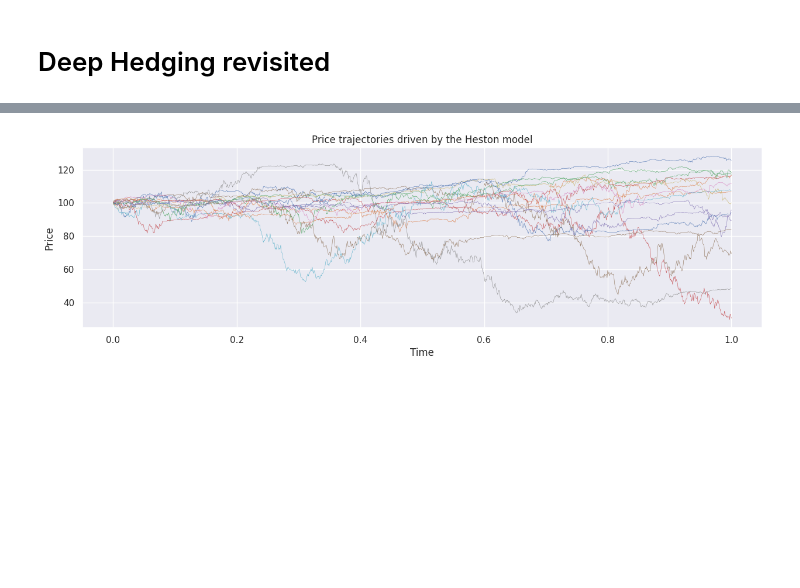
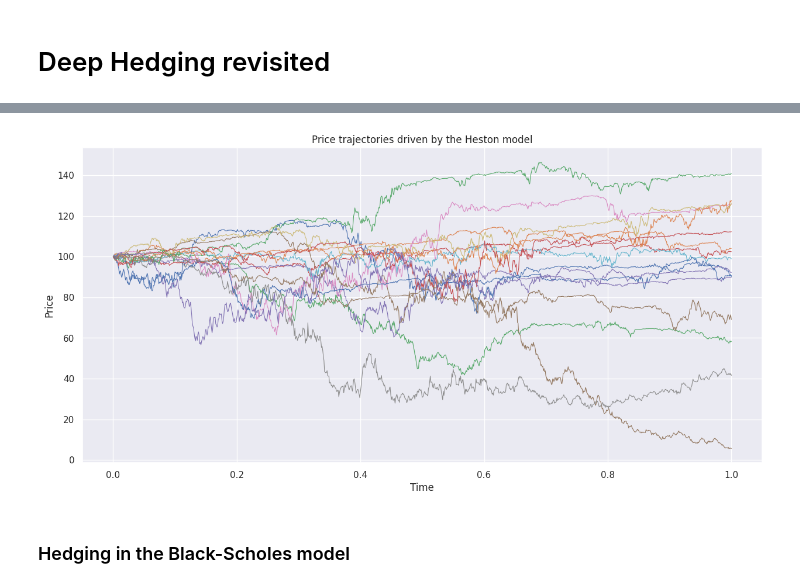
Before and after one commit to JurajZelman/deep-hedging, a Jupyter notebook: new_main.ipynb, the cells around one changed output, grey strips where cells are left out. Drawn from its saved outputs; the diff is of its cells as text; code cells hidden in the pictures; blank space fills up the shorter version.

```diff
--- a/new_main.ipynb
+++ b/new_main.ipynb
@@ -12,5 +11,7 @@ import torch.nn.functional as F
 # %%
-# Set device and the theme
+# Set the device
 DEVICE = torch.device("cuda" if torch.cuda.is_available() else "cpu")
+
+# Set the seaborn plotting theme
 sns.set_theme()
-plt.rcParams["figure.figsize"] = (15,4)
+plt.rcParams["figure.figsize"] = (15,7)
@@ -41,28 +47,33 @@ plt.show()
 # %%
-from generators import HestonGenerator
+# The Heston stochastic volatility model
+
+from deephedging.generators import HestonGenerator
 
 # Set parameters
 S0 = 100              # the initial asset price
 v0 = 0.04             # the initial volatility
 r = 0                 # the risk-free rate
 theta = 0.04          # the long-term price variance
 kappa = 1             # the rate of reversion to theta
 xi = 2                # the volatility of sqrt(V_t)
 rho = -0.7            # the correlation of Brownian motions
 T = 1                 # Time period
 N = 1000              # Number of trading days
 num_batches = 100     # Number of batches
 batch_size = 16       # Number of paths in each batch
 
 # Generate paths
-Heston_generator = HestonGenerator(S0, v0, r, theta, kappa, xi, rho, T, N, batch_size, num_batches, DEVICE)
+Heston_generator = HestonGenerator(S0, v0, r, theta, kappa, xi, rho, T, N,
+                                   batch_size, num_batches, DEVICE)
 example_paths = next(Heston_generator)
 
 # Plot paths
-plt.plot(np.linspace(0,1,num=N+1), example_paths.T, alpha=1, linewidth=0.4)
+plt.plot(np.linspace(0,1,num=N+1), example_paths.T, alpha=1, linewidth=0.8)
 plt.xlabel("Time")
 plt.ylabel("Price")
 plt.title("Price trajectories driven by the Heston model")
 plt.show()
 # %% [output]
-[figure, old version]
+[figure, new version]
+# %% [markdown]
+### Hedging in the Black-Scholes model
```
Also changed, not shown: parts of 5 cells of this notebook, 4 other files.
